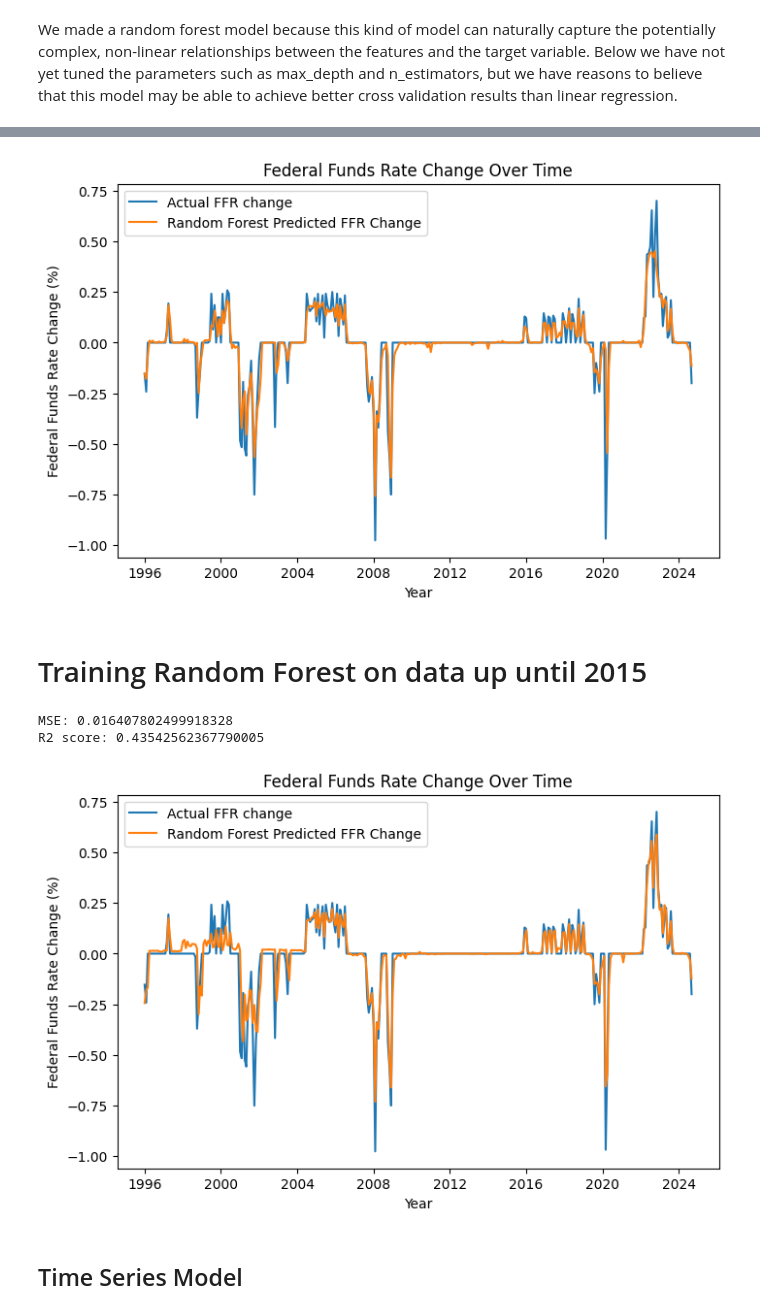
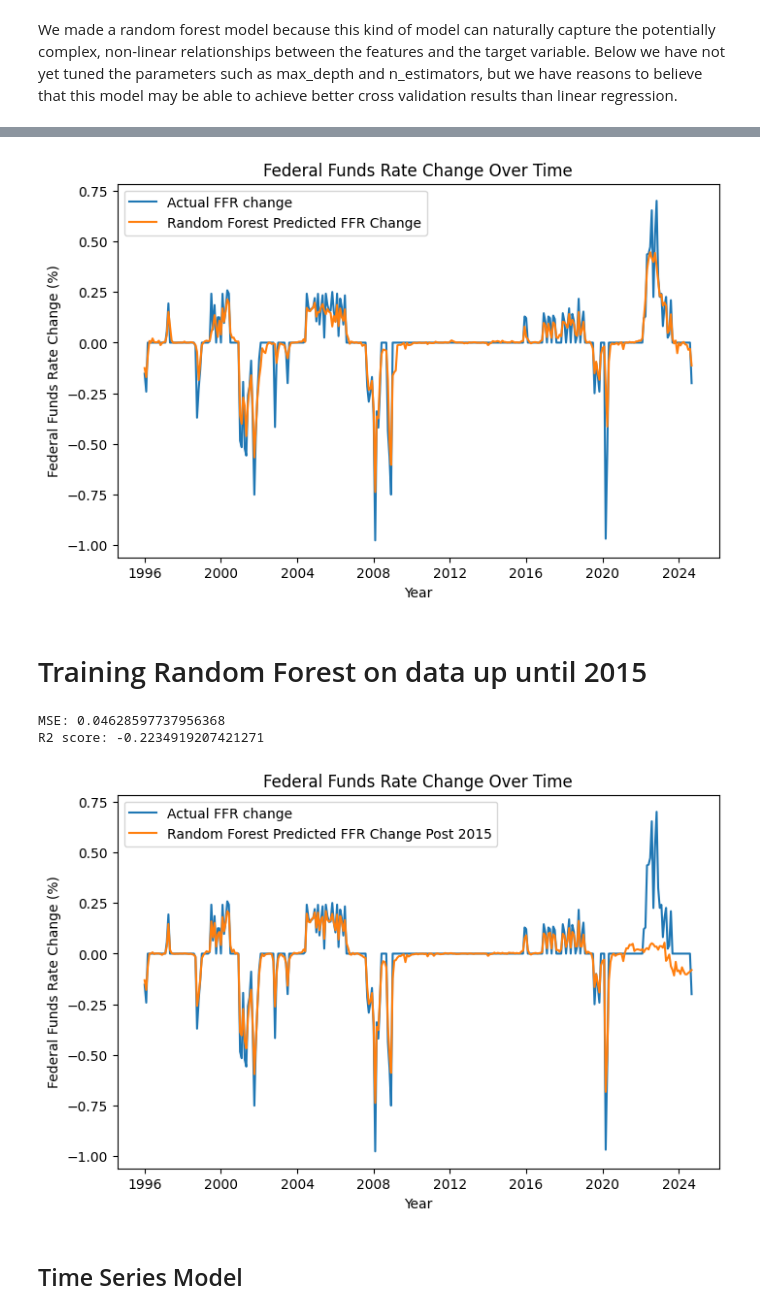
Before and after one commit to brianlzhou/109a-project, a Jupyter notebook: milestone5.ipynb, the cells around one changed output, grey strips where cells are left out. Drawn from its saved outputs; the diff is of its cells as text; code cells hidden in the pictures.

```diff
--- a/milestone5.ipynb
+++ b/milestone5.ipynb
@@ -505,12 +501,12 @@ R2 score: 0.45725431331776256
 # %%
 pipeline = Pipeline([
     ('scaler', StandardScaler()),
-    ('poly', PolynomialFeatures(degree=2, interaction_only=False, include_bias=False)),
+    # ('poly', PolynomialFeatures(degree=2, interaction_only=False, include_bias=False)),
     ('lasso', Lasso(max_iter=100000))
 ])
 
 param_grid = {
-    'lasso__alpha': np.logspace(-4, 0, 50)  # Exploring alpha values between 10^-4 to 10^0
+    'lasso__alpha': np.logspace(-8, -4, 50)  # Exploring alpha values between 10^-8 to 10^-4
 }
 
 grid_search = GridSearchCV(pipeline, param_grid, cv=5, scoring='neg_mean_squared_error', n_jobs=-1)
@@ -573,5 +586,5 @@ R2 score: 0.4162340327338572
 # %%
-df.loc[:, 'predicted_ffr_change_rf'] = pipeline_forest.predict(X)
+df.loc[:, 'predicted_ffr_change_rf'] = pipeline_forest_best_model.predict(X)
 
 plt.figure(figsize=(8, 5))
 plt.plot(df.date, df.ffr_1m_change, label='Actual FFR change')
@@ -582,44 +595,44 @@ plt.xlabel('Year')
 plt.ylabel('Federal Funds Rate Change (%)')
 plt.show()
 # %% [output]
-[figure, old version]
+[figure, new version]
 # %% [markdown]
 # Training Random Forest on data up until 2015
 # %%
-X_pre = X.iloc[100:]
-y_pre = y.iloc[100:]
-X_post = X.iloc[:100]
-y_post = y.iloc[:100]
+X_pre = X.iloc[:300]
+y_pre = y.iloc[:300]
+X_post = X.iloc[300:]
+y_post = y.iloc[300:]
 
-pipeline_forest = Pipeline([
-    ('scaler', StandardScaler()),
-    ('classifier', RandomForestRegressor(max_depth=20, random_state=123, n_estimators=1000))
-])
+# pipeline_forest = Pipeline([
+#     ('scaler', StandardScaler()),
+#     ('classifier', RandomForestRegressor(max_depth=20, random_state=123, n_estimators=1000))
+# ])
 
-pipeline_forest.fit(X_pre, y_pre)
+pipeline_forest_best_model.fit(X_pre, y_pre)
 
-y_pred_pipeline_forest = pipeline_forest.predict(X_post)
+y_pred_pipeline_forest = pipeline_forest_best_model.predict(X_post)
 mse_pipeline_forest = mean_squared_error(y_post, y_pred_pipeline_forest)
 r2_pipeline_forest = r2_score(y_post, y_pred_pipeline_forest)
 
 print("MSE:", mse_pipeline_forest)
 print("R2 score:", r2_pipeline_forest)
 # %% [output]
-MSE: 0.016407802499918328
-R2 score: 0.43542562367790005
+MSE: 0.04628597737956368
+R2 score: -0.2234919207421271
 # %%
-df.loc[:, 'predicted_ffr_change_rf'] = pipeline_forest.predict(X)
+df.loc[:, 'predicted_ffr_change_rf_post_2015'] = pipeline_forest_best_model.predict(X)
 
 plt.figure(figsize=(8, 5))
 plt.plot(df.date, df.ffr_1m_change, label='Actual FFR change')
-plt.plot(df.date, df.predicted_ffr_change_rf, label='Random Forest Predicted FFR Change')
+plt.plot(df.date, df.predicted_ffr_change_rf_post_2015, label='Random Forest Predicted FFR Change Post 2015')
 plt.legend()
 plt.title('Federal Funds Rate Change Over Time')
 plt.xlabel('Year')
 plt.ylabel('Federal Funds Rate Change (%)')
 plt.show()
 # %% [output]
-[figure, old version]
+[figure, new version]
 # %% [markdown]
 ## Time Series Model
 # %% [markdown]
```
Also changed, not shown: parts of 5 cells of this notebook.
